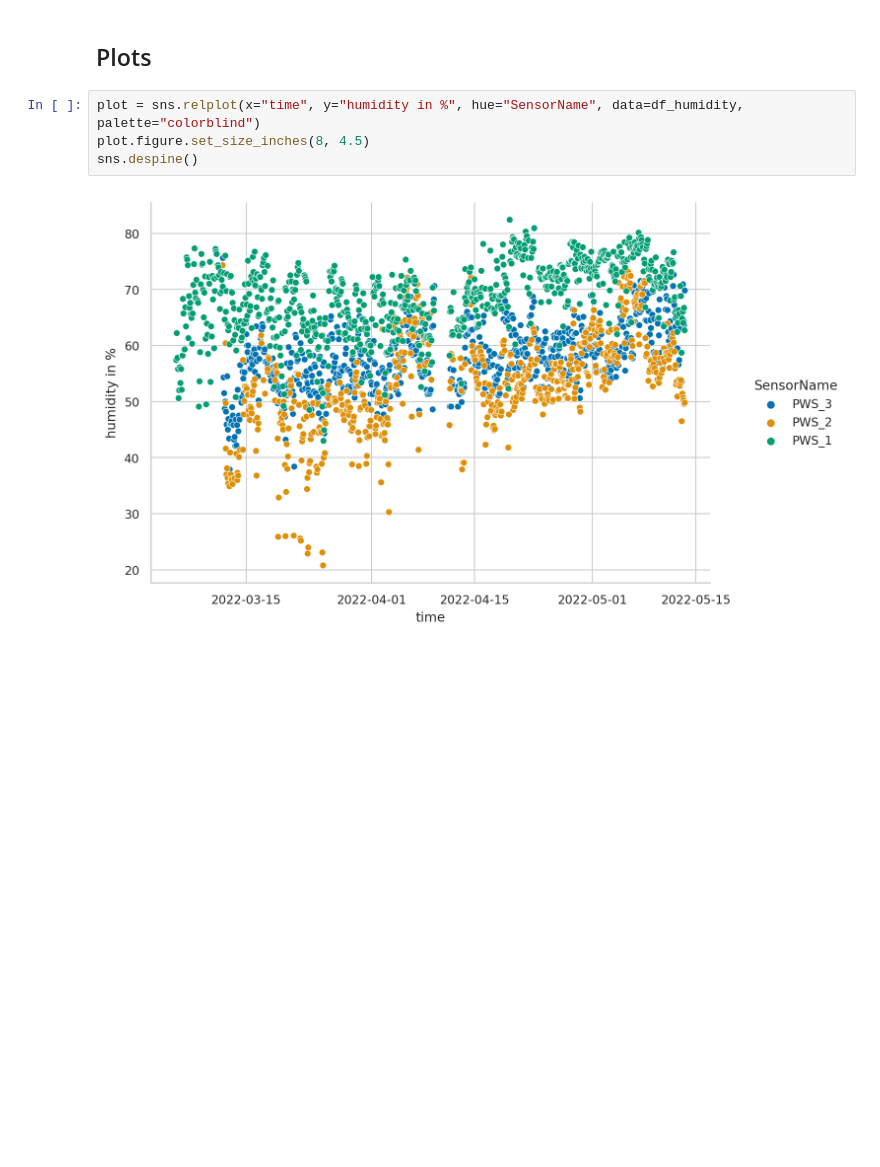
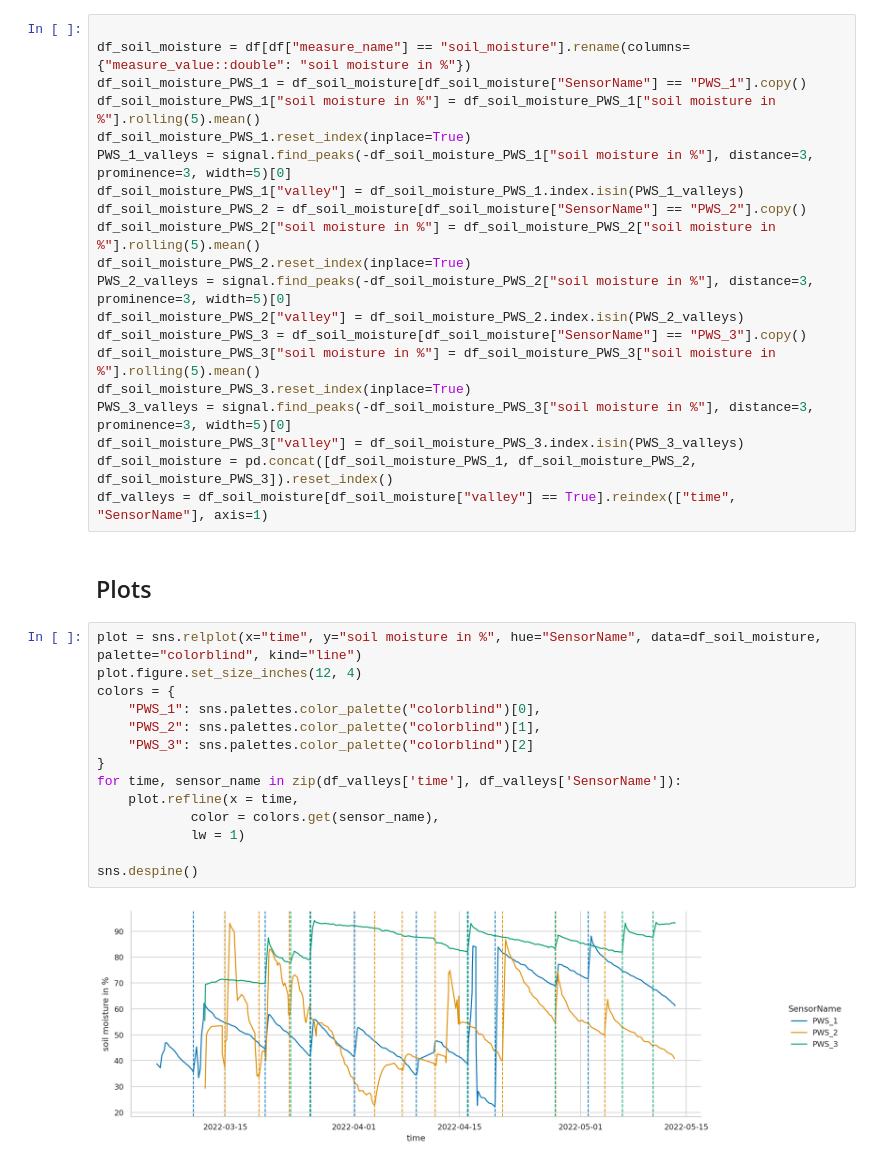
Before and after one commit to when-to-water/data-exploration, a Jupyter notebook: data-exploration.ipynb, the cells around one changed output. Saved outputs shown, nothing was run; the diff lists cells and outputs as text; blank space fills up the shorter version.

Commit message:
feat: 🧐 find valleys

```diff
--- a/data-exploration.ipynb
+++ b/data-exploration.ipynb
@@ -27,8 +43,38 @@ df_humidity = df[df["measure_name"] == "humidity"].rename(columns={"measure_valu
+# %%
+
+df_soil_moisture = df[df["measure_name"] == "soil_moisture"].rename(columns={"measure_value::double": "soil moisture in %"})
+df_soil_moisture_PWS_1 = df_soil_moisture[df_soil_moisture["SensorName"] == "PWS_1"].copy()
+df_soil_moisture_PWS_1["soil moisture in %"] = df_soil_moisture_PWS_1["soil moisture in %"].rolling(5).mean()
+df_soil_moisture_PWS_1.reset_index(inplace=True)
+PWS_1_valleys = signal.find_peaks(-df_soil_moisture_PWS_1["soil moisture in %"], distance=3, prominence=3, width=5)[0]
+df_soil_moisture_PWS_1["valley"] = df_soil_moisture_PWS_1.index.isin(PWS_1_valleys)
+df_soil_moisture_PWS_2 = df_soil_moisture[df_soil_moisture["SensorName"] == "PWS_2"].copy()
+df_soil_moisture_PWS_2["soil moisture in %"] = df_soil_moisture_PWS_2["soil moisture in %"].rolling(5).mean()
+df_soil_moisture_PWS_2.reset_index(inplace=True)
+PWS_2_valleys = signal.find_peaks(-df_soil_moisture_PWS_2["soil moisture in %"], distance=3, prominence=3, width=5)[0]
+df_soil_moisture_PWS_2["valley"] = df_soil_moisture_PWS_2.index.isin(PWS_2_valleys)
+df_soil_moisture_PWS_3 = df_soil_moisture[df_soil_moisture["SensorName"] == "PWS_3"].copy()
+df_soil_moisture_PWS_3["soil moisture in %"] = df_soil_moisture_PWS_3["soil moisture in %"].rolling(5).mean()
+df_soil_moisture_PWS_3.reset_index(inplace=True)
+PWS_3_valleys = signal.find_peaks(-df_soil_moisture_PWS_3["soil moisture in %"], distance=3, prominence=3, width=5)[0]
+df_soil_moisture_PWS_3["valley"] = df_soil_moisture_PWS_3.index.isin(PWS_3_valleys)
+df_soil_moisture = pd.concat([df_soil_moisture_PWS_1, df_soil_moisture_PWS_2, df_soil_moisture_PWS_3]).reset_index()
+df_valleys = df_soil_moisture[df_soil_moisture["valley"] == True].reindex(["time", "SensorName"], axis=1)
 # %% [markdown]
 ## Plots
-# %%
-plot = sns.relplot(x="time", y="humidity in %", hue="SensorName", data=df_humidity, palette="colorblind")
-plot.figure.set_size_inches(8, 4.5)
-sns.despine()
-# %% [output]
-[figure, removed]
+# %%
+plot = sns.relplot(x="time", y="soil moisture in %", hue="SensorName", data=df_soil_moisture, palette="colorblind", kind="line")
+plot.figure.set_size_inches(12, 4)
+colors = {
+    "PWS_1": sns.palettes.color_palette("colorblind")[0],
+    "PWS_2": sns.palettes.color_palette("colorblind")[1],
+    "PWS_3": sns.palettes.color_palette("colorblind")[2]
+}
+for time, sensor_name in zip(df_valleys['time'], df_valleys['SensorName']):
+    plot.refline(x = time,
+            color = colors.get(sensor_name),
+            lw = 1)
+
+sns.despine()
+# %% [output]
+[figure, added]
```
Also changed, not shown: parts of 4 cells of this notebook, 2 other files.
